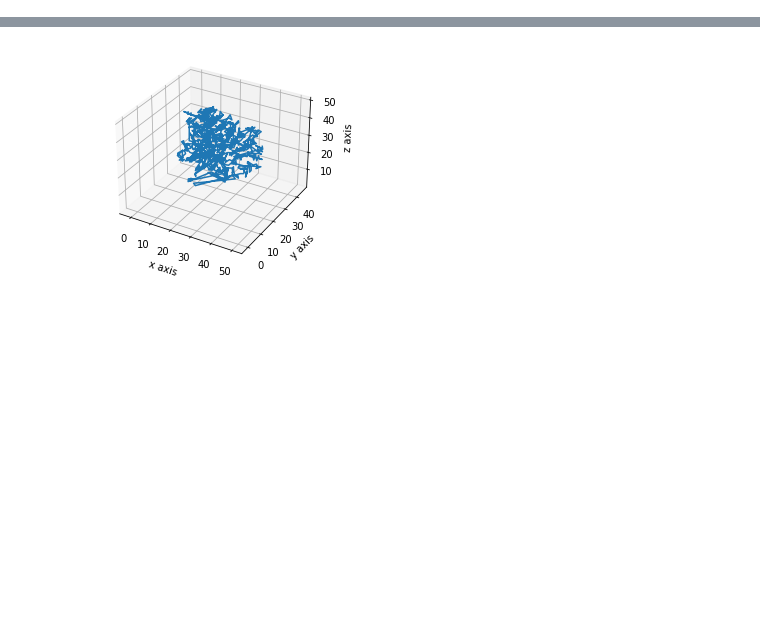
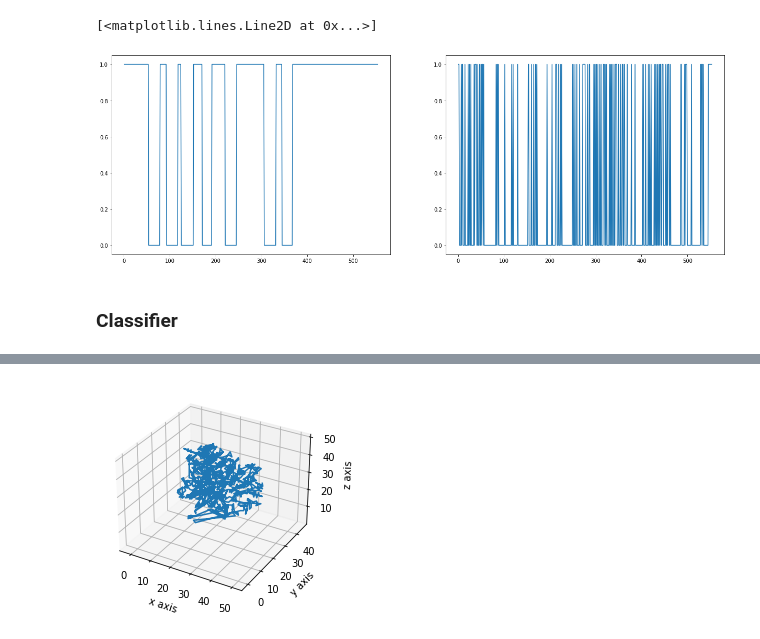
Before and after one commit to Dparanou/transmembrane-protein-prediction, a Jupyter notebook: test.ipynb, the cells around one changed output, grey strips where cells are left out. Cells and saved outputs as stored; diff of their text form; code cells hidden in the pictures; blank space fills up the shorter version.

```diff
--- a/test.ipynb
+++ b/test.ipynb
@@ -7,0 +197,12 @@ hydrophobic_amino_acid = ["PRO", "ALA", "VAL", "ILE", "LEU", "MET", "PHE", "TRP"
+# %%
+# transmembrane segments are 0
+fig, axes = plt.subplots(1, 2, figsize=(21,7))
+columns = list(zip(*fasta_structures['5WQC']['seq']['chain'][0]))
+x_data = range(1, len(fasta_structures['5WQC']['structure'][5:-2])+1)
+axes[0].plot(x_data, columns[3])
+axes[1].plot(x_data, columns[2])
+# %% [output]
+[<matplotlib.lines.Line2D at 0x...>]
+[figure, added]
+# %% [markdown]
+### Classifier
```
Also changed, not shown: parts of 33 cells of this notebook, 4 other files.
